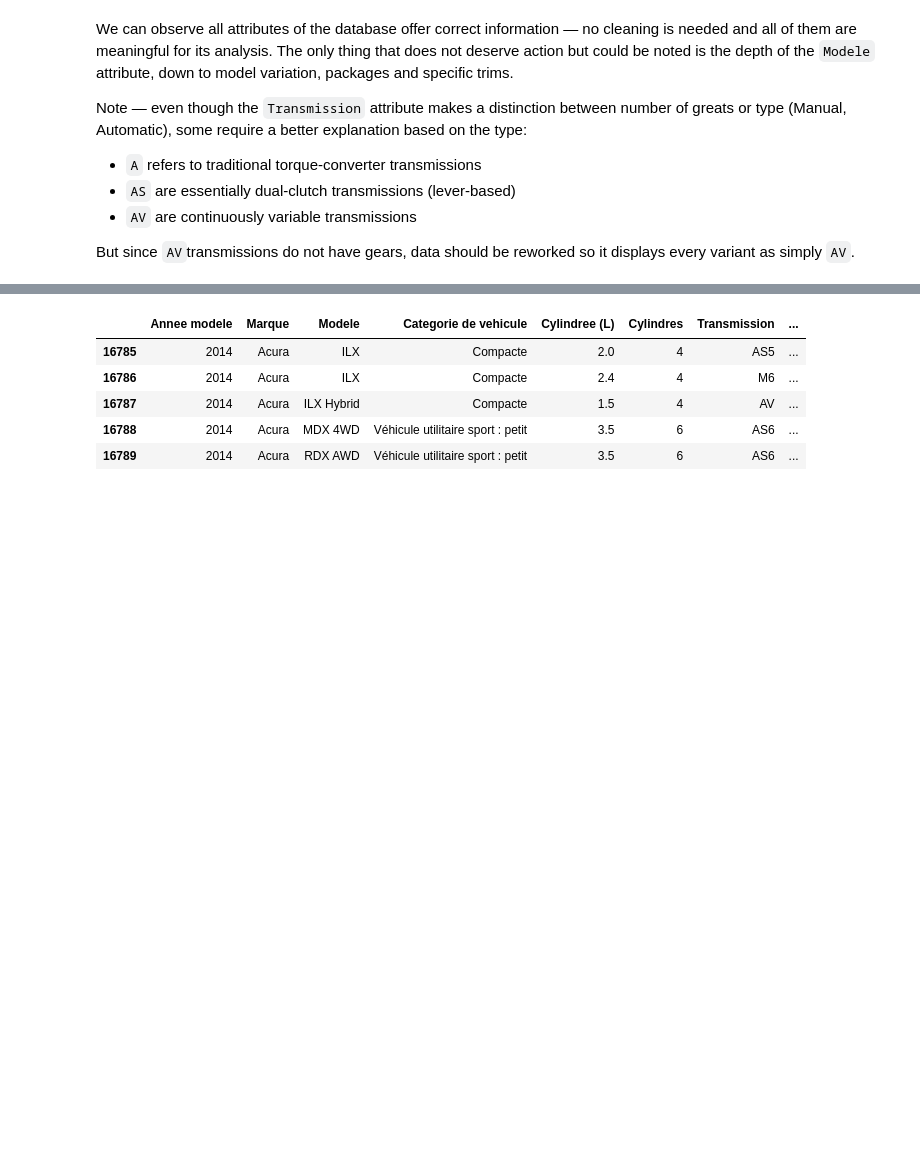
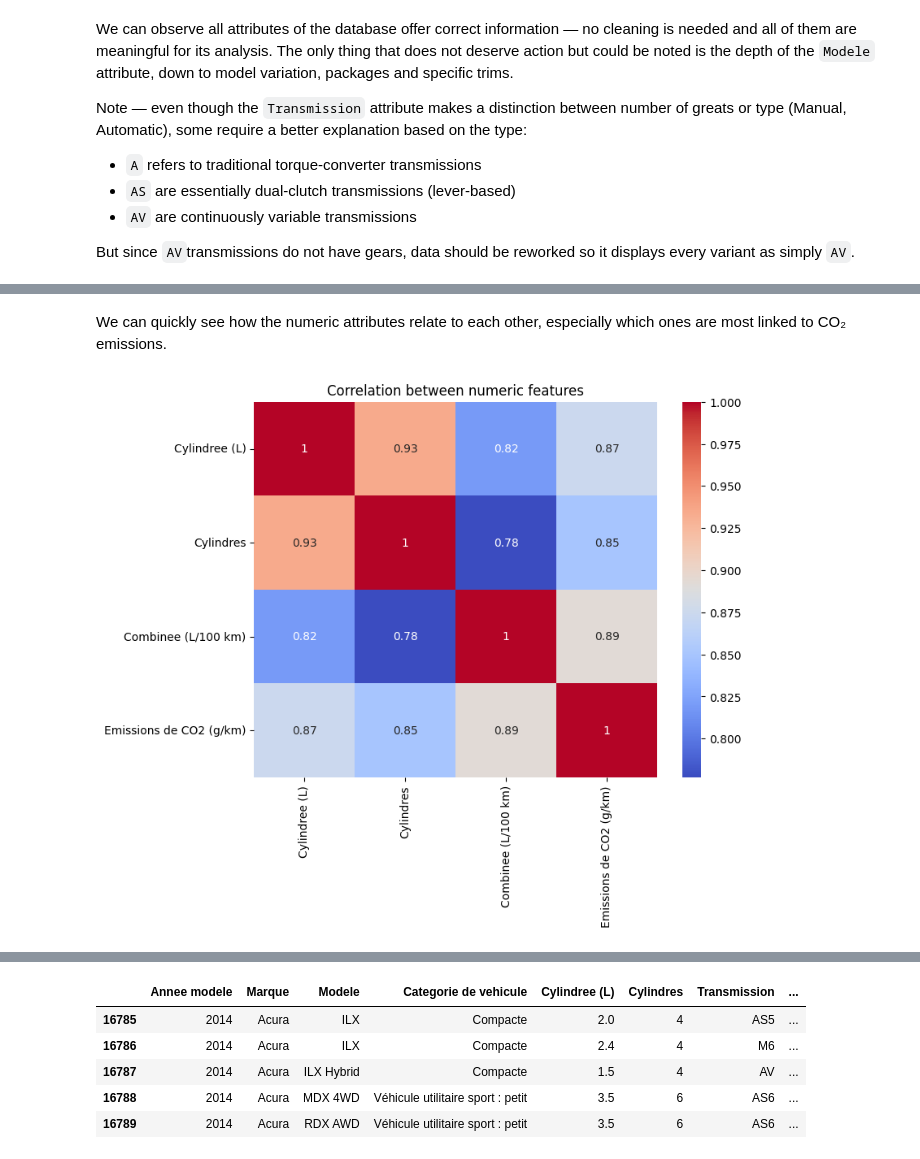
Before and after one commit to Andy-Raposo/machine-learning-learning-projects, a Jupyter notebook: canadian_fuel_consumption/notebooks/01_data_analysis.ipynb, the cells around one changed output, grey strips where cells are left out. Drawn from its saved outputs; the diff is of its cells as text; code cells hidden in the pictures; blank space fills up the shorter version.

```diff
--- a/canadian_fuel_consumption/notebooks/01_data_analysis.ipynb
+++ b/canadian_fuel_consumption/notebooks/01_data_analysis.ipynb
@@ -113,0 +128,9 @@ df['Transmission'] = df['Transmission'].replace(r'AV\d+', 'AV', regex=True)
+# %% [markdown]
+We can quickly see how the numeric attributes relate to each other, especially which ones are most linked to CO₂ emissions.
+# %%
+plt.figure(figsize=(8,6))
+sns.heatmap(cdf.corr(), annot=True, cmap='coolwarm')
+plt.title("Correlation between numeric features")
+plt.show()
+# %% [output]
+[figure, added]
```
Also changed, not shown: parts of 7 cells of this notebook.
